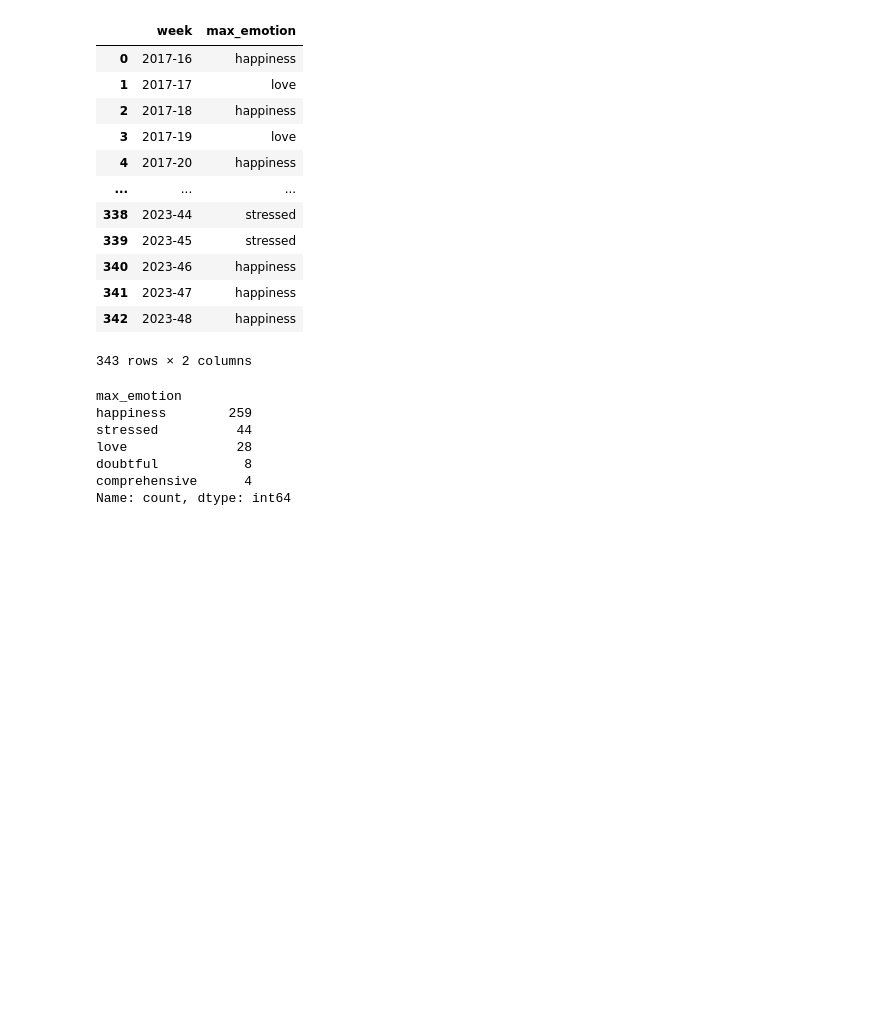
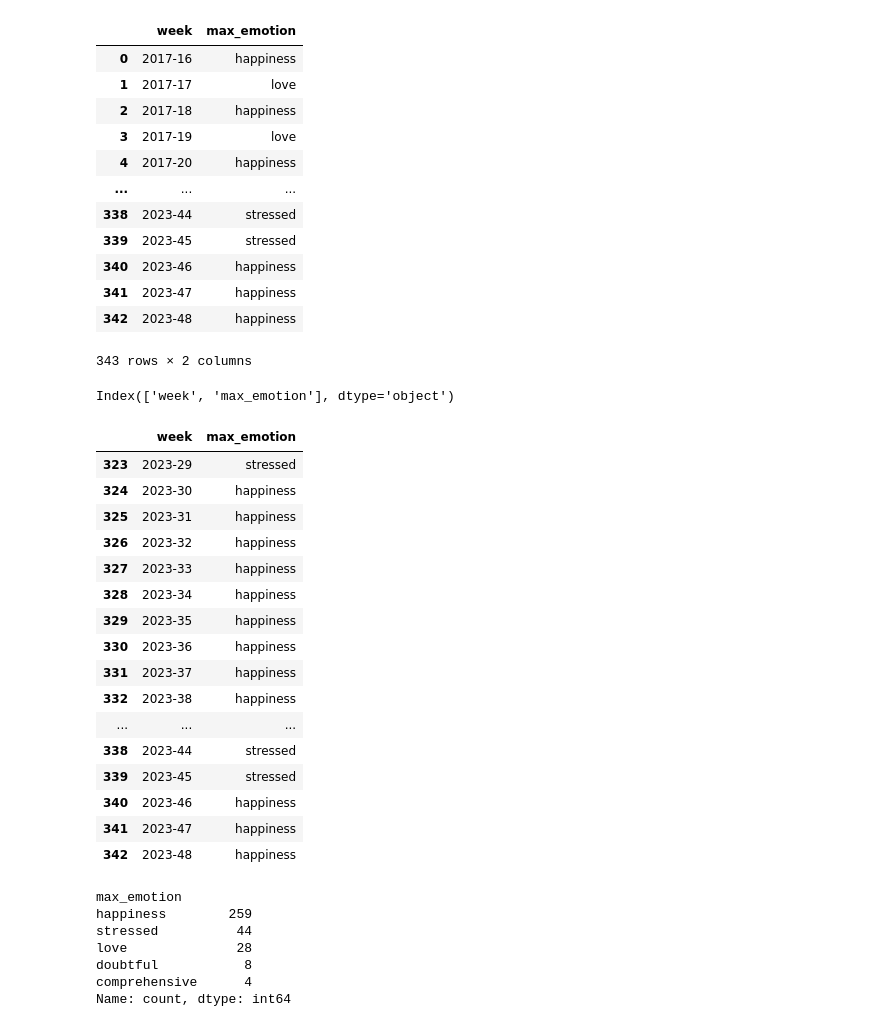
Before and after one commit to emmacunill/Take_Care, a Jupyter notebook: notebooks/transform.ipynb, the cells around one changed output. Drawn from its saved outputs; the diff is of its cells as text; code cells hidden in the pictures; blank space fills up the shorter version.

```diff
--- a/notebooks/transform.ipynb
+++ b/notebooks/transform.ipynb
@@ -167,6 +167,30 @@ week
 | 341 | 2023-47 | happiness |
 | 342 | 2023-48 | happiness |
 343 rows × 2 columns
+# %%
+week.columns
+# %% [output]
+Index(['week', 'max_emotion'], dtype='object')
+# %%
+week.tail(20)
+# %% [output]
+|  | week | max_emotion |
+| 323 | 2023-29 | stressed |
+| 324 | 2023-30 | happiness |
+| 325 | 2023-31 | happiness |
+| 326 | 2023-32 | happiness |
+| 327 | 2023-33 | happiness |
+| 328 | 2023-34 | happiness |
+| 329 | 2023-35 | happiness |
+| 330 | 2023-36 | happiness |
+| 331 | 2023-37 | happiness |
+| 332 | 2023-38 | happiness |
+| ... | ... | ... |
+| 338 | 2023-44 | stressed |
+| 339 | 2023-45 | stressed |
+| 340 | 2023-46 | happiness |
+| 341 | 2023-47 | happiness |
+| 342 | 2023-48 | happiness |
 # %%
 week.max_emotion.value_counts()
 # %% [output]
```
Also changed, not shown: parts of 11 cells of this notebook.
